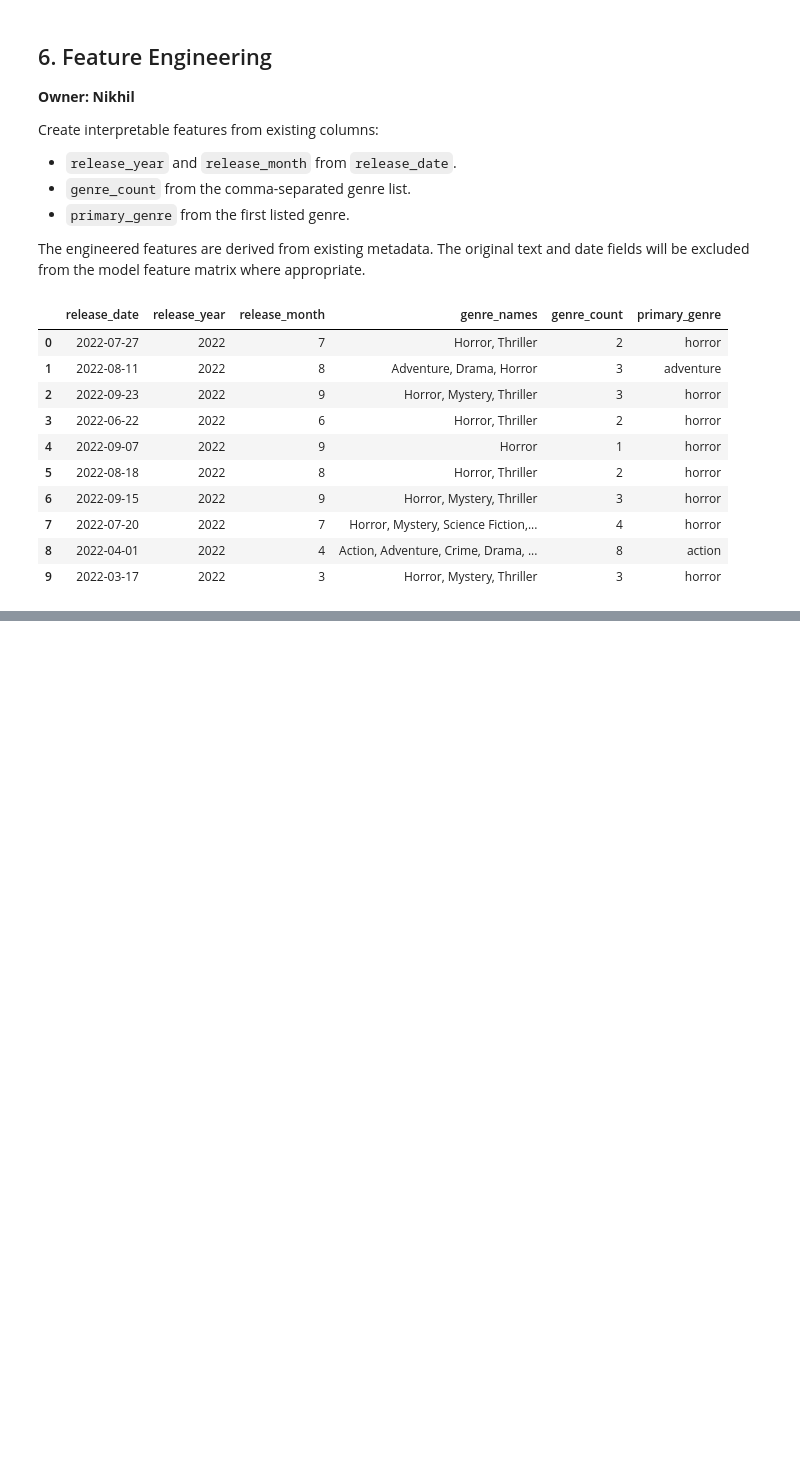
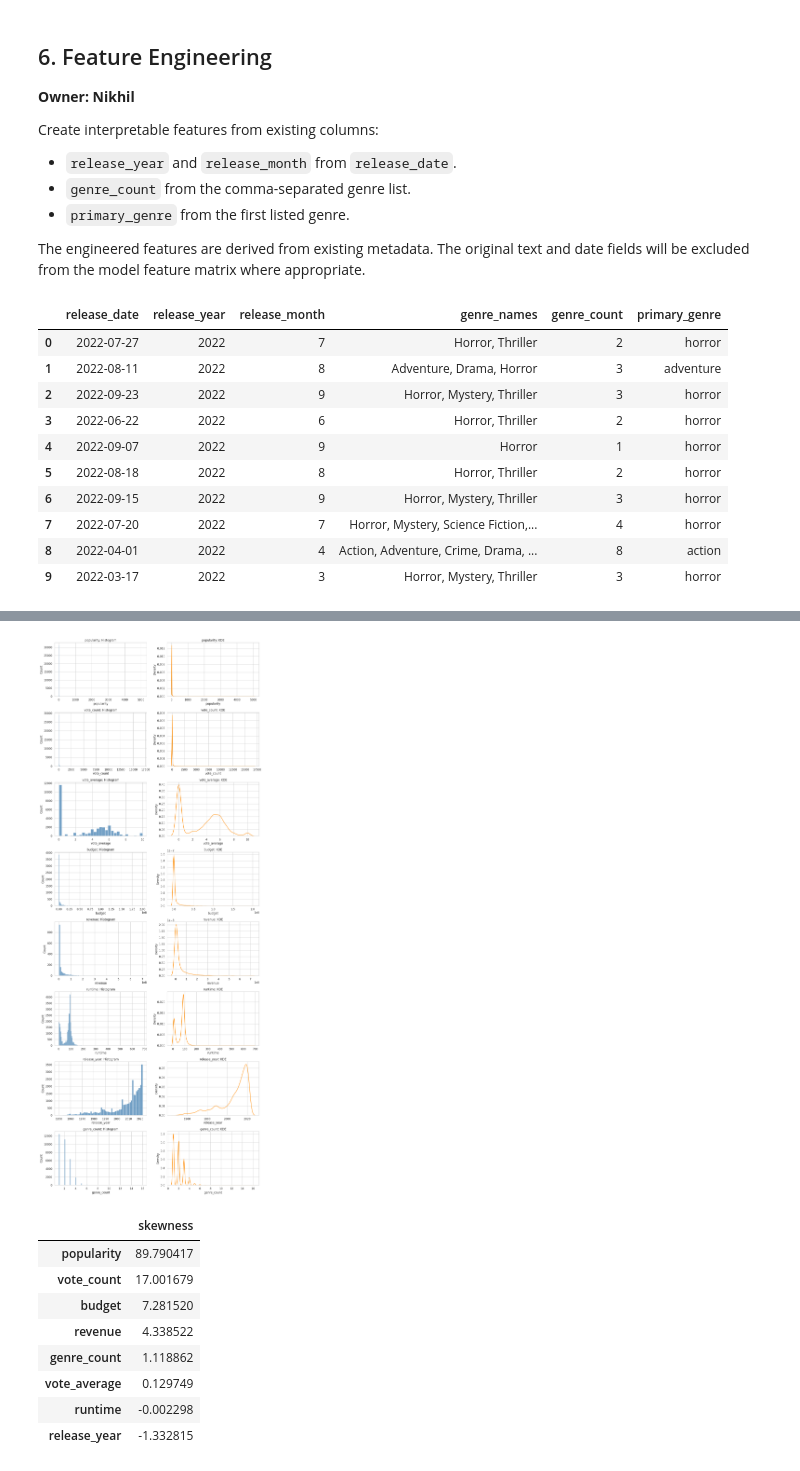
Before and after one commit to alameenShameer/Horror_Movie_EDA_Preprocessing, a Jupyter notebook: Horror_Movie_EDA_Preprocessing.ipynb, the cells around one changed output, grey strips where cells are left out. Saved outputs shown, nothing was run; the diff lists cells and outputs as text; code cells hidden in the pictures; blank space fills up the shorter version.

Commit message:
Numerical and categorical analysis to prevent data leakage

```diff
--- a/Horror_Movie_EDA_Preprocessing.ipynb
+++ b/Horror_Movie_EDA_Preprocessing.ipynb
@@ -431,0 +437,28 @@ display(df_clean[[
+# %%
+numeric_eda_cols = [
+    "popularity", "vote_count", "vote_average",
+    "budget", "revenue", "runtime", "release_year", "genre_count"
+]
+numeric_eda_cols = [c for c in numeric_eda_cols if c in df_clean.columns]
+
+fig, axes = plt.subplots(len(numeric_eda_cols), 2, figsize=(13, 4 * len(numeric_eda_cols)))
+for i, col in enumerate(numeric_eda_cols):
+    sns.histplot(df_clean[col].dropna(), kde=False, color="steelblue", ax=axes[i, 0])
+    axes[i, 0].set_title(f"{col}: Histogram")
+    sns.kdeplot(df_clean[col].dropna(), fill=False, color="darkorange", ax=axes[i, 1])
+    axes[i, 1].set_title(f"{col}: KDE")
+plt.tight_layout()
+plt.show()
+
+display(df_clean[numeric_eda_cols].skew(numeric_only=True).sort_values(ascending=False).to_frame("skewness"))
+# %% [output]
+[figure, added]
+|  | skewness |
+| popularity | 89.790417 |
+| vote_count | 17.001679 |
+| budget | 7.281520 |
+| revenue | 4.338522 |
+| genre_count | 1.118862 |
+| vote_average | 0.129749 |
+| runtime | -0.002298 |
+| release_year | -1.332815 |
```
Also changed, not shown: parts of 8 cells of this notebook.
